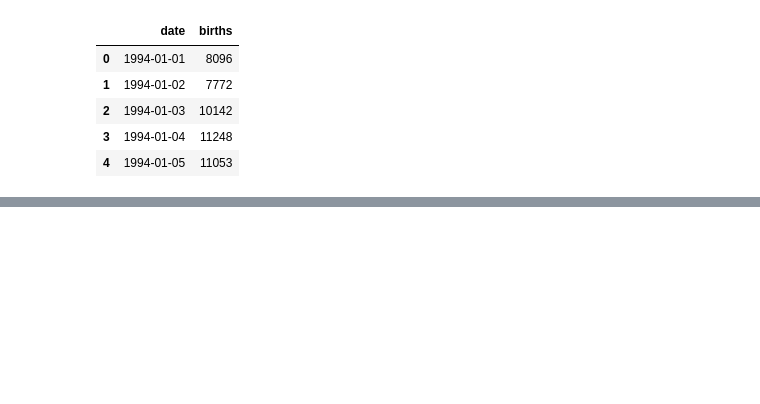
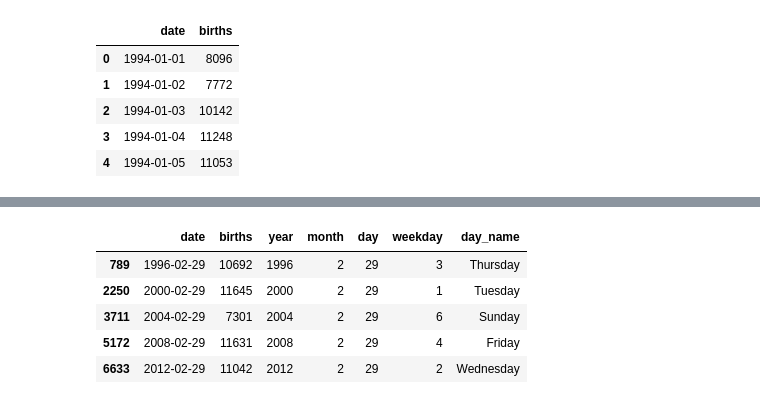
Before and after one commit to subwaymatch/analytics-case-development, a Jupyter notebook: us-births/us-births.ipynb, the cells around one changed output, grey strips where cells are left out. Cells and saved outputs as stored; diff of their text form; code cells hidden in the pictures; blank space fills up the shorter version.

```diff
--- a/us-births/us-births.ipynb
+++ b/us-births/us-births.ipynb
@@ -27,0 +121,12 @@ df.head()
+# %%
+feb_29th_mask = (df['month'] == 2) & (df['day'] == 29)
+
+df_feb_29th = df[feb_29th_mask]
+df_feb_29th
+# %% [output]
+|  | date | births | year | month | day | weekday | day_name |
+| 789 | 1996-02-29 | 10692 | 1996 | 2 | 29 | 3 | Thursday |
+| 2250 | 2000-02-29 | 11645 | 2000 | 2 | 29 | 1 | Tuesday |
+| 3711 | 2004-02-29 | 7301 | 2004 | 2 | 29 | 6 | Sunday |
+| 5172 | 2008-02-29 | 11631 | 2008 | 2 | 29 | 4 | Friday |
+| 6633 | 2012-02-29 | 11042 | 2012 | 2 | 29 | 2 | Wednesday |
```
Also changed, not shown: parts of 17 cells of this notebook, 32 other files.
